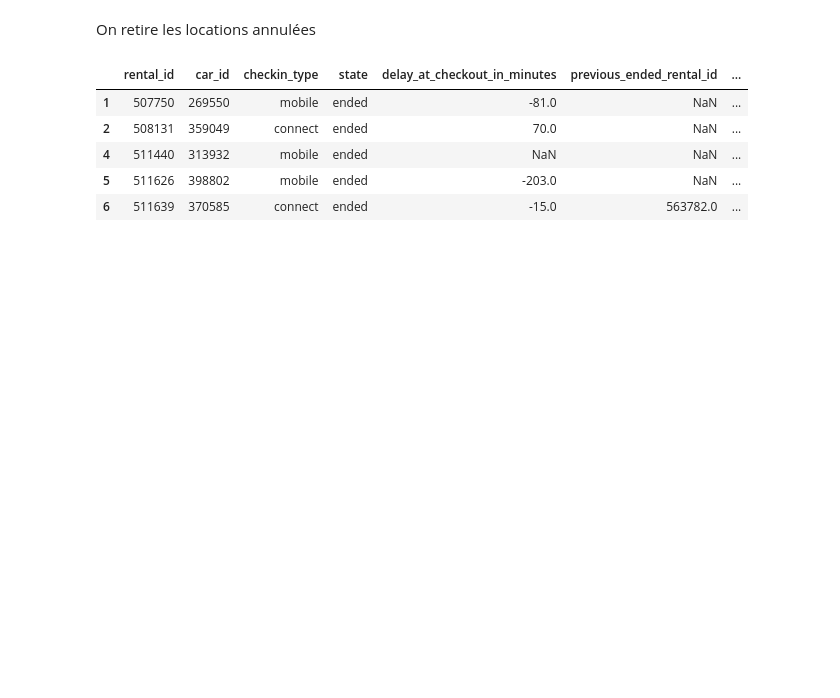
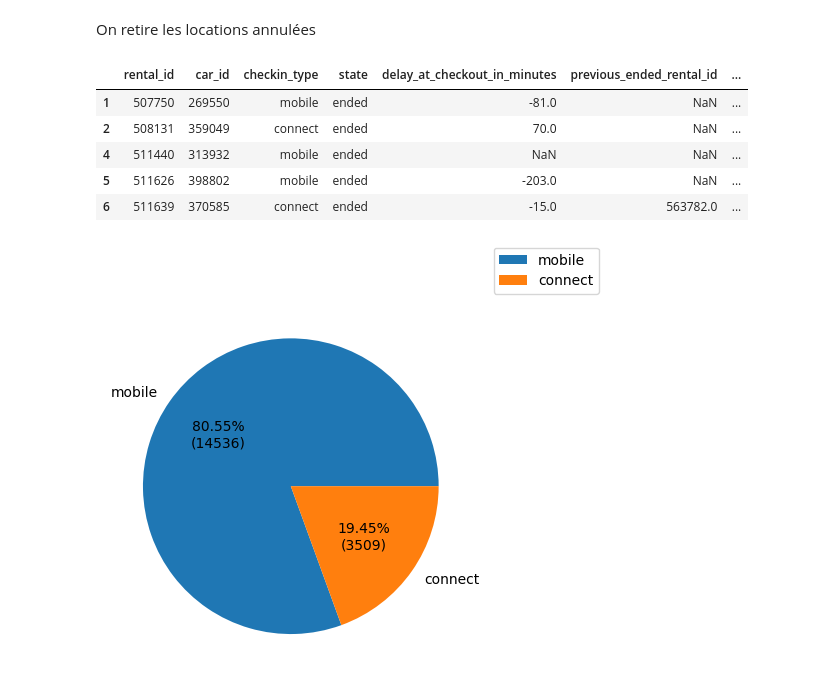
Before and after one commit to TheoGuil/jedha_projects, a Jupyter notebook: Deployment/study.ipynb, the cells around one changed output. Drawn from its saved outputs; the diff is of its cells as text; code cells hidden in the pictures; blank space fills up the shorter version.

```diff
--- a/Deployment/study.ipynb
+++ b/Deployment/study.ipynb
@@ -47,3 +49,10 @@ df.head()
 | 4 | 511440 | 313932 | mobile | ended | NaN | NaN | ... |
 | 5 | 511626 | 398802 | mobile | ended | -203.0 | NaN | ... |
 | 6 | 511639 | 370585 | connect | ended | -15.0 | 563782.0 | ... |
+# %%
+type_value_counts = df.checkin_type.value_counts()
+plt.pie(type_value_counts, labels=type_value_counts.index, autopct=lambda p:f'{p:.2f}%\n({p*sum(type_value_counts)/100 :.0f})')
+plt.figlegend(type_value_counts.index)
+plt.show()
+# %% [output]
+[figure, added]
```
Also changed, not shown: parts of 5 cells of this notebook, 1 other file.
